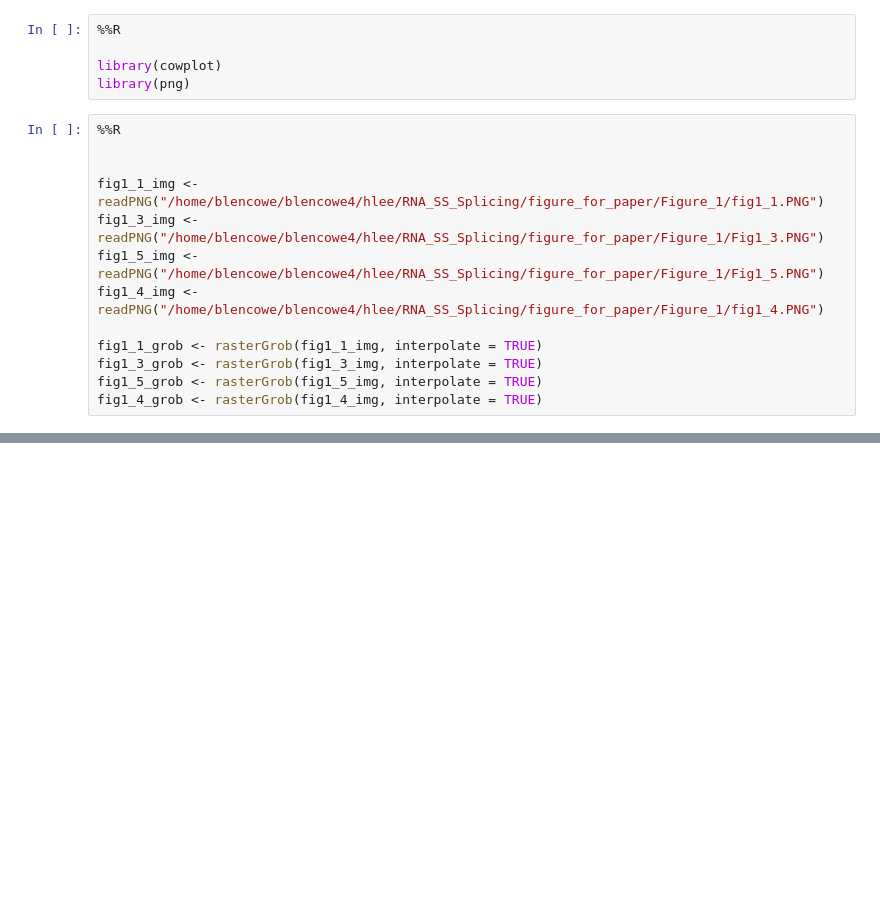
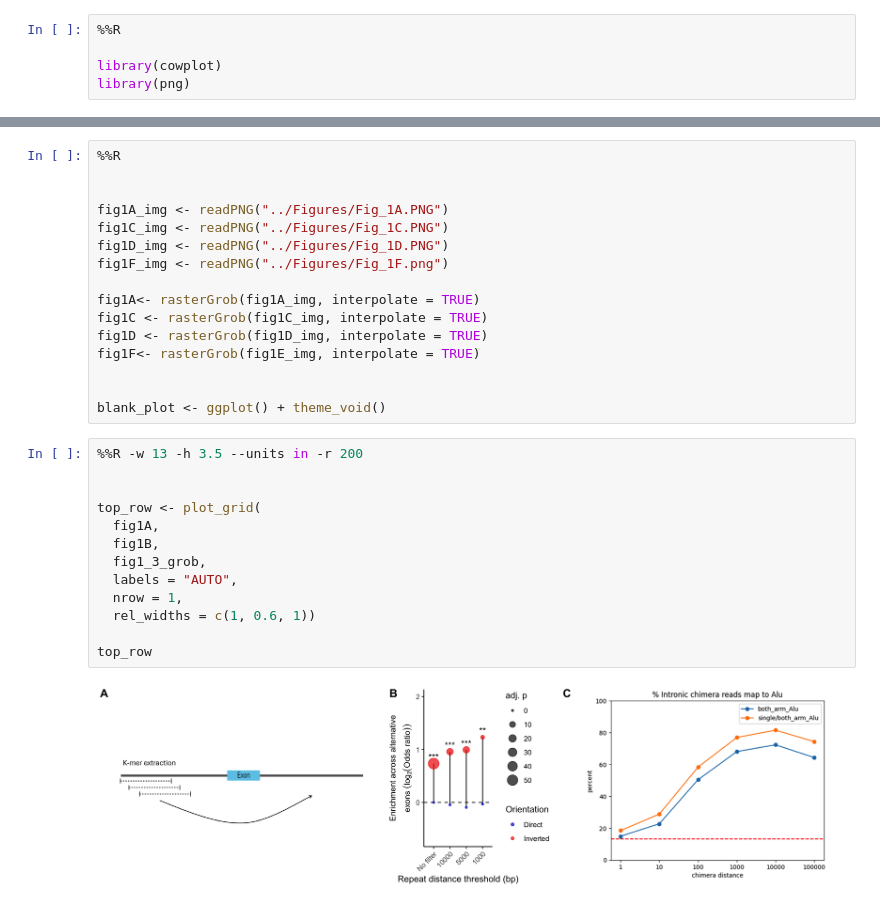
Before and after one commit to Hyunbeen-Lee/RNA_Alu_paper_figure, a Jupyter notebook: Notebooks/figure_1.ipynb, the cells around one changed output, grey strips where cells are left out. Cells and saved outputs as stored; diff of their text form; blank space fills up the shorter version.

Commit message:
fig1 grid

```diff
--- a/Notebooks/figure_1.ipynb
+++ b/Notebooks/figure_1.ipynb
@@ -395,16 +392,3 @@ fig.savefig("violin.png", dpi=300, bbox_inches="tight")
 
 library(cowplot)
 library(png)
-# %%
-%%R
-
-
-fig1_1_img <- readPNG("/home/blencowe/blencowe4/hlee/RNA_SS_Splicing/figure_for_paper/Figure_1/fig1_1.PNG")
-fig1_3_img <- readPNG("/home/blencowe/blencowe4/hlee/RNA_SS_Splicing/figure_for_paper/Figure_1/Fig1_3.PNG")
-fig1_5_img <- readPNG("/home/blencowe/blencowe4/hlee/RNA_SS_Splicing/figure_for_paper/Figure_1/Fig1_5.PNG")
-fig1_4_img <- readPNG("/home/blencowe/blencowe4/hlee/RNA_SS_Splicing/figure_for_paper/Figure_1/fig1_4.PNG")
-
-fig1_1_grob <- rasterGrob(fig1_1_img, interpolate = TRUE)
-fig1_3_grob <- rasterGrob(fig1_3_img, interpolate = TRUE)
-fig1_5_grob <- rasterGrob(fig1_5_img, interpolate = TRUE)
-fig1_4_grob <- rasterGrob(fig1_4_img, interpolate = TRUE)
@@ -449,0 +395,31 @@ print(Fig1)
+# %%
+%%R
+
+
+fig1A_img <- readPNG("../Figures/Fig_1A.PNG")
+fig1C_img <- readPNG("../Figures/Fig_1C.PNG")
+fig1D_img <- readPNG("../Figures/Fig_1D.PNG")
+fig1F_img <- readPNG("../Figures/Fig_1F.png")
+
+fig1A<- rasterGrob(fig1A_img, interpolate = TRUE)
+fig1C <- rasterGrob(fig1C_img, interpolate = TRUE)
+fig1D <- rasterGrob(fig1D_img, interpolate = TRUE)
+fig1F<- rasterGrob(fig1E_img, interpolate = TRUE)
+
+
+blank_plot <- ggplot() + theme_void()
+# %%
+%%R -w 13 -h 3.5 --units in -r 200
+
+
+top_row <- plot_grid(
+  fig1A,
+  fig1B,
+  fig1_3_grob,
+  labels = "AUTO",
+  nrow = 1,
+  rel_widths = c(1, 0.6, 1))
+
+top_row
+# %% [output]
+[figure, added]
```
Also changed, not shown: parts of 8 cells of this notebook, 2 other files.
